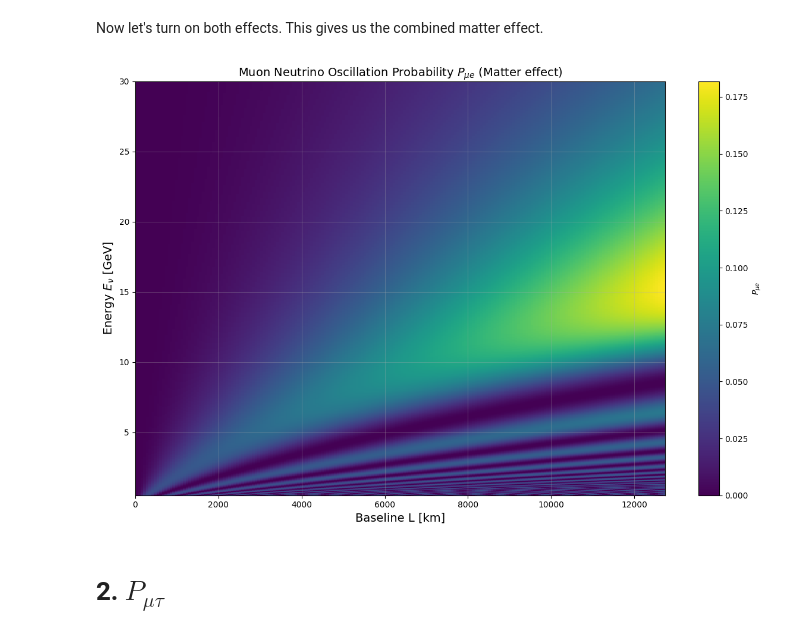
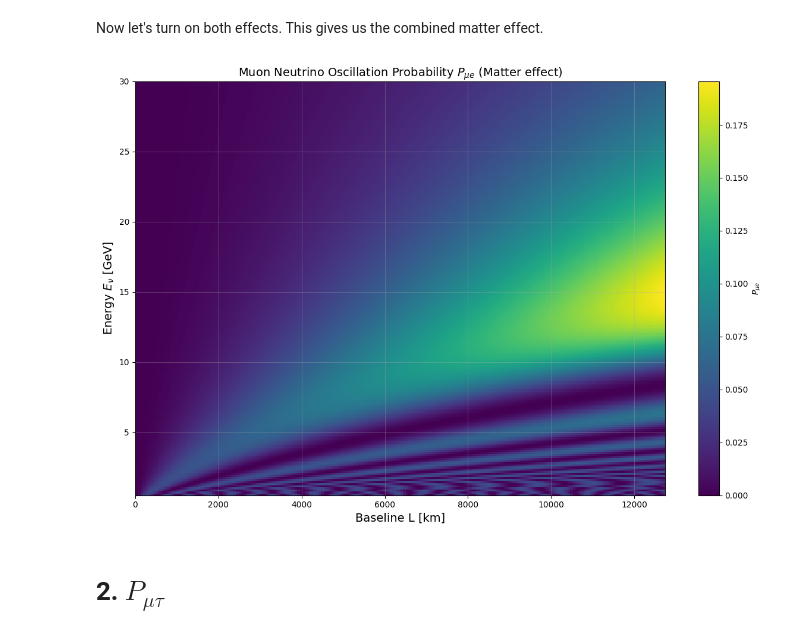
Before and after one commit to tzhouphys/AtmosDUNE, a Jupyter notebook: matter_effect_demo.ipynb, the cells around one changed output. Cells and saved outputs as stored; diff of their text form; code cells hidden in the pictures.

```diff
--- a/matter_effect_demo.ipynb
+++ b/matter_effect_demo.ipynb
@@ -175,25 +175,25 @@ plt.show()
 Now let's turn on both effects. This gives us the combined matter effect.
 # %%
 L_array = np.linspace(0, 12742, 200)
-E_array = np.linspace(0.5, 30, 1000)
+E_array = np.linspace(0.5, 30, 200)
 prob_grid = np.zeros((len(E_array), len(L_array)))
 for i, E in enumerate(E_array):
     for j, L in enumerate(L_array):
         prob_grid[i, j] = osc_mat_toy(L, E, mass=True, mixing=True)
 plt.figure(figsize=(12, 8))
 im = plt.imshow(prob_grid, aspect='auto', origin='lower',
                 extent=[L_array[0], L_array[-1],
                         E_array[0], E_array[-1]],
                 cmap='viridis', interpolation='nearest')
 plt.xlabel('Baseline L [km]', fontsize=14)
 plt.ylabel(r'Energy $E_\nu$ [GeV]', fontsize=14)
 plt.title(r'Muon Neutrino Oscillation Probability $P_{\mu e}$ (Matter effect)', fontsize=14)
 cbar = plt.colorbar(im, label=r'$P_{\mu e}$')
 plt.grid(True, alpha=0.3)
 plt.tight_layout()
 plt.show()
 # %% [output]
-[figure, old version]
+[figure, new version]
 # %% [markdown]
 # 2. $P_{\mu \tau}$
 # %%
```
Also changed, not shown: parts of 4 cells of this notebook, 29 other files.
